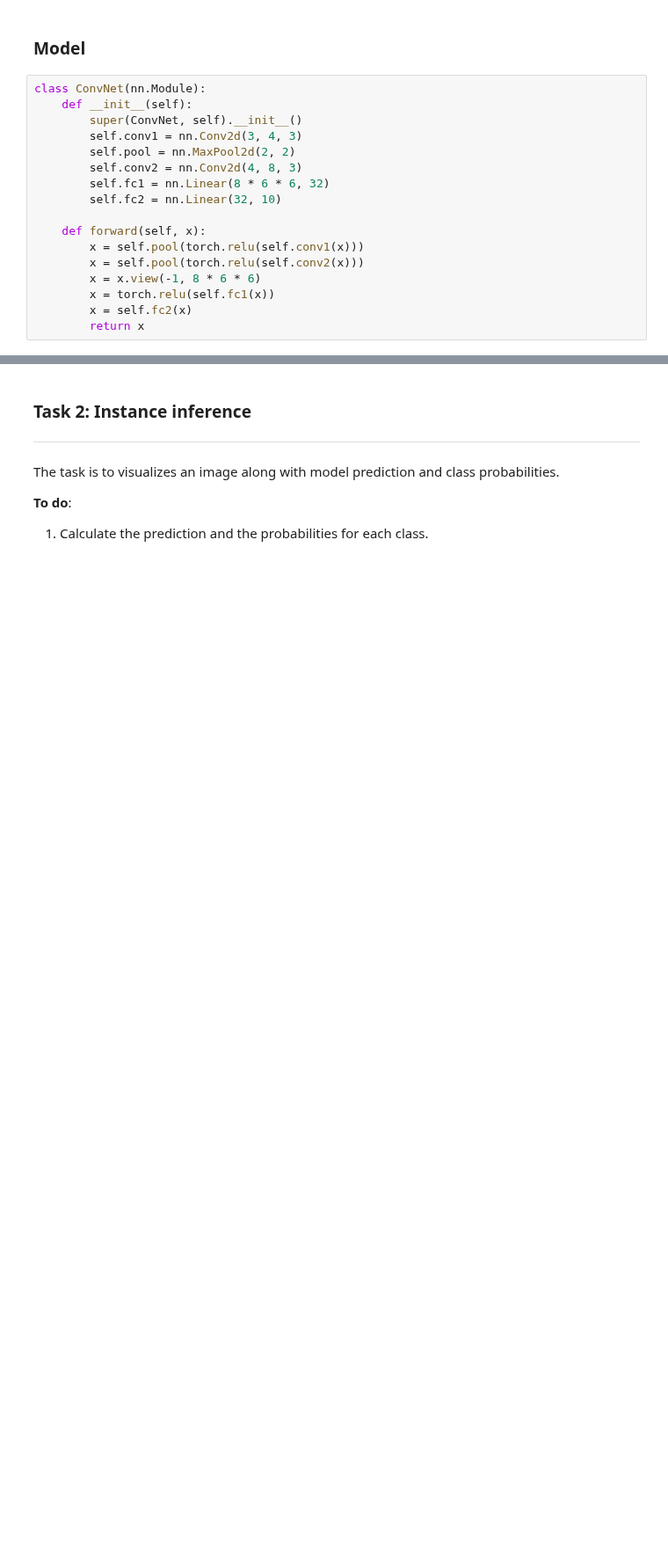
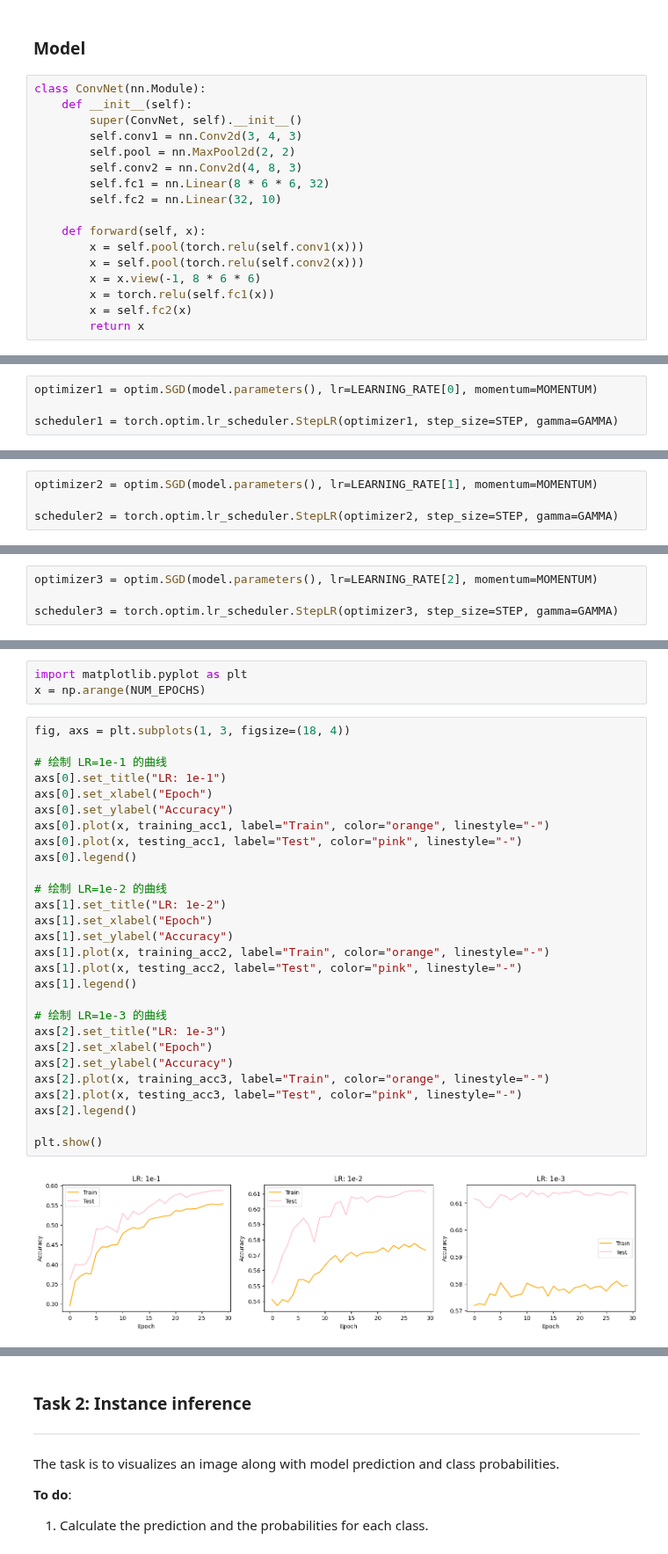
Before and after one commit to SustechSTA303/STA303-Assignment01, a Jupyter notebook: Assignment01.ipynb, the cells around one changed output, grey strips where cells are left out. Shown at 88% size. Drawn from its saved outputs; the diff is of its cells as text; blank space fills up the shorter version.

```diff
--- a/Assignment01.ipynb
+++ b/Assignment01.ipynb
@@ -97,0 +167,4 @@ model.to(device)
+# %%
+optimizer1 = optim.SGD(model.parameters(), lr=LEARNING_RATE[0], momentum=MOMENTUM)
+
+scheduler1 = torch.optim.lr_scheduler.StepLR(optimizer1, step_size=STEP, gamma=GAMMA)
@@ -97,0 +294,4 @@ model.to(device)
+# %%
+optimizer2 = optim.SGD(model.parameters(), lr=LEARNING_RATE[1], momentum=MOMENTUM)
+
+scheduler2 = torch.optim.lr_scheduler.StepLR(optimizer2, step_size=STEP, gamma=GAMMA)
@@ -97,0 +419,4 @@ model.to(device)
+# %%
+optimizer3 = optim.SGD(model.parameters(), lr=LEARNING_RATE[2], momentum=MOMENTUM)
+
+scheduler3 = torch.optim.lr_scheduler.StepLR(optimizer3, step_size=STEP, gamma=GAMMA)
@@ -256,0 +544,33 @@ for epoch in range(NUM_EPOCHS):
+# %%
+import matplotlib.pyplot as plt
+x = np.arange(NUM_EPOCHS)
+# %%
+fig, axs = plt.subplots(1, 3, figsize=(18, 4))
+
+# 绘制 LR=1e-1 的曲线
+axs[0].set_title("LR: 1e-1")
+axs[0].set_xlabel("Epoch")
+axs[0].set_ylabel("Accuracy")
+axs[0].plot(x, training_acc1, label="Train", color="orange", linestyle="-")
+axs[0].plot(x, testing_acc1, label="Test", color="pink", linestyle="-")
+axs[0].legend()
+
+# 绘制 LR=1e-2 的曲线
+axs[1].set_title("LR: 1e-2")
+axs[1].set_xlabel("Epoch")
+axs[1].set_ylabel("Accuracy")
+axs[1].plot(x, training_acc2, label="Train", color="orange", linestyle="-")
+axs[1].plot(x, testing_acc2, label="Test", color="pink", linestyle="-")
+axs[1].legend()
+
+# 绘制 LR=1e-3 的曲线
+axs[2].set_title("LR: 1e-3")
+axs[2].set_xlabel("Epoch")
+axs[2].set_ylabel("Accuracy")
+axs[2].plot(x, training_acc3, label="Train", color="orange", linestyle="-")
+axs[2].plot(x, testing_acc3, label="Test", color="pink", linestyle="-")
+axs[2].legend()
+
+plt.show()
+# %% [output]
+[figure, added]
```
Also changed, not shown: parts of 26 cells of this notebook, 1 other file.
